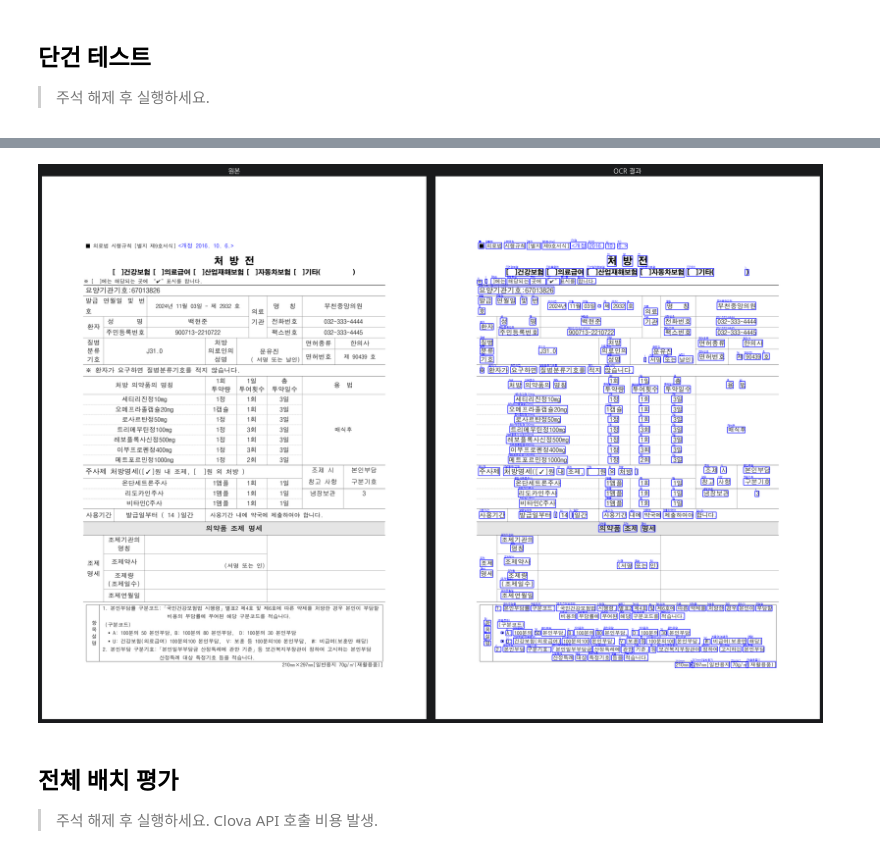
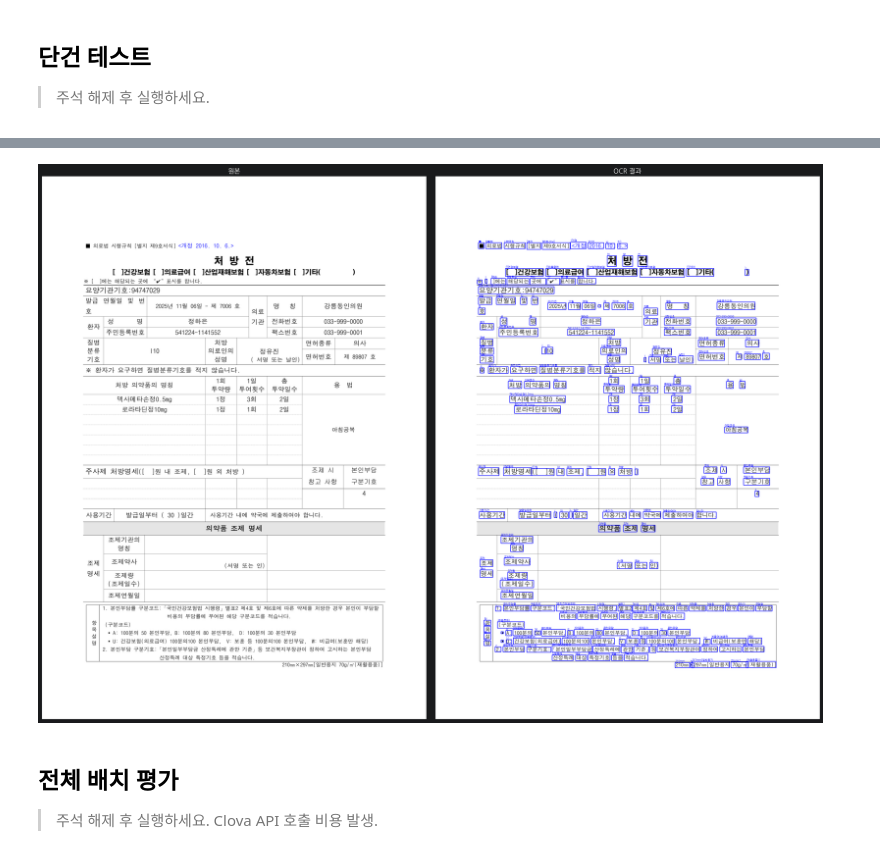
Before and after one commit to AI-HealthCare-03/AH_03_06, a Jupyter notebook: ml/notebooks/ocr/02_ocr_clova.ipynb, the cells around one changed output, grey strips where cells are left out. Saved outputs shown, nothing was run; the diff lists cells and outputs as text; code cells hidden in the pictures.

```diff
--- a/ml/notebooks/ocr/02_ocr_clova.ipynb
+++ b/ml/notebooks/ocr/02_ocr_clova.ipynb
@@ -303,23 +325,27 @@ def evaluate(fields, file_index):
     injs = fields.get("inject_info", [])
 
     comparisons = {
-        "facility_code": (fields.get("facility_code"),  str(gt["facility_code"])),
-        "facility_name": (fields.get("facility_name"),  str(gt["facility_name"])),
-        "patient_name":  (fields.get("patient_name"),   str(gt["patient_name"])),
-        "patient_ssn":   (fields.get("patient_ssn"),    str(gt["patient_ssn"])),
-        "disease_code":  (fields.get("disease_code"),   str(gt["disease_code"])),
-        "doctor_name":   (fields.get("doctor_name"),    str(gt["doctor_name"])),
-        "med_name_1":    (meds[0]["name"] if len(meds) > 0 else None, str(gt["med_name_1"])),
-        "med_name_2":    (meds[1]["name"] if len(meds) > 1 else None, str(gt["med_name_2"])),
-        "med_name_3":    (meds[2]["name"] if len(meds) > 2 else None, str(gt["med_name_3"])),
-        "med_name_4":    (meds[3]["name"] if len(meds) > 3 else None, str(gt["med_name_4"])),
-        "med_name_5":    (meds[4]["name"] if len(meds) > 4 else None, str(gt["med_name_5"])),
-        "med_name_6":    (meds[5]["name"] if len(meds) > 5 else None, str(gt["med_name_6"])),
-        "med_name_7":    (meds[6]["name"] if len(meds) > 6 else None, str(gt["med_name_7"])),
-        "inject_name_1": (injs[0]["name"] if len(injs) > 0 else None, str(gt["inject_name_1"])),
-        "inject_name_2": (injs[1]["name"] if len(injs) > 1 else None, str(gt["inject_name_2"])),
-        "inject_name_3": (injs[2]["name"] if len(injs) > 2 else None, str(gt["inject_name_3"])),
+        "facility_code": (fields.get("facility_code"), gt["facility_code"]),
+        "facility_name": (fields.get("facility_name"), gt["facility_name"]),
+        "patient_name":  (fields.get("patient_name"),  gt["patient_name"]),
+        "patient_ssn":   (fields.get("patient_ssn"),   gt["patient_ssn"]),
+        "disease_code":  (fields.get("disease_code"),  gt["disease_code"]),
+        "doctor_name":   (fields.get("doctor_name"),   gt["doctor_name"]),
     }
+
+    for k in range(1, 8):
+        gt_val = gt[f"med_name_{k}"]
+        if pd.isna(gt_val):
+            continue
+        pred = meds[k-1]["name"] if len(meds) >= k else None
+        comparisons[f"med_name_{k}"] = (pred, gt_val)
+
+    for k in range(1, 4):
+        gt_val = gt[f"inject_name_{k}"]
+        if pd.isna(gt_val):
+            continue
+        pred = injs[k-1]["name"] if len(injs) >= k else None
+        comparisons[f"inject_name_{k}"] = (pred, gt_val)
 
     results = []
     for field, (pred, gt_val) in comparisons.items():
@@ -346,7 +372,7 @@ import koreanize_matplotlib
 import matplotlib.pyplot as plt
 import matplotlib.patches as patches
 
-test_fname = "처방전_0062.png"
+test_fname = "처방전_0024.png"
 file_index = int(re.search(r'\d+', test_fname).group())
 
 test_path = os.path.join(INPUT_DIR, test_fname)
@@ -355,6 +381,13 @@ img_rgb = cv2.cvtColor(img, cv2.COLOR_BGR2RGB)
 
 result = call_clova_ocr(test_path)
 texts = parse_clova_result(result)
+
+for t in texts:
+    verts = t["bbox"]
+    x = int(verts[0]["x"])
+    y = int(verts[0]["y"])
+    print(f"x={x:4d}  y={y:4d}  {repr(t['text'])}")
+
 text_list = [t["text"] for t in texts]
 
 fields = extract_fields(texts)
@@ -418,4 +451,4 @@ inject_name_3         비타민C주사         비타민C주사   True
-[figure, old version]
+[figure, new version]
 # %% [markdown]
 ## 전체 배치 평가
 
```
Also changed, not shown: parts of 3 cells of this notebook, 5 other files.
